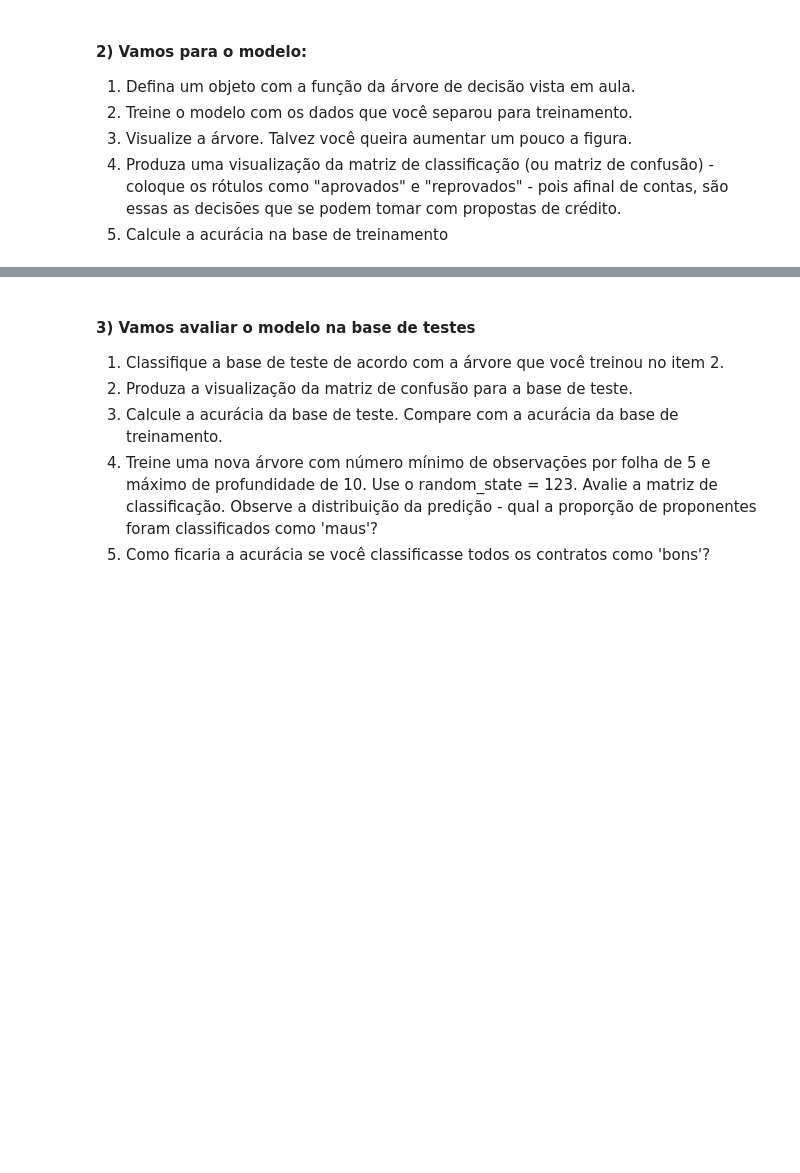
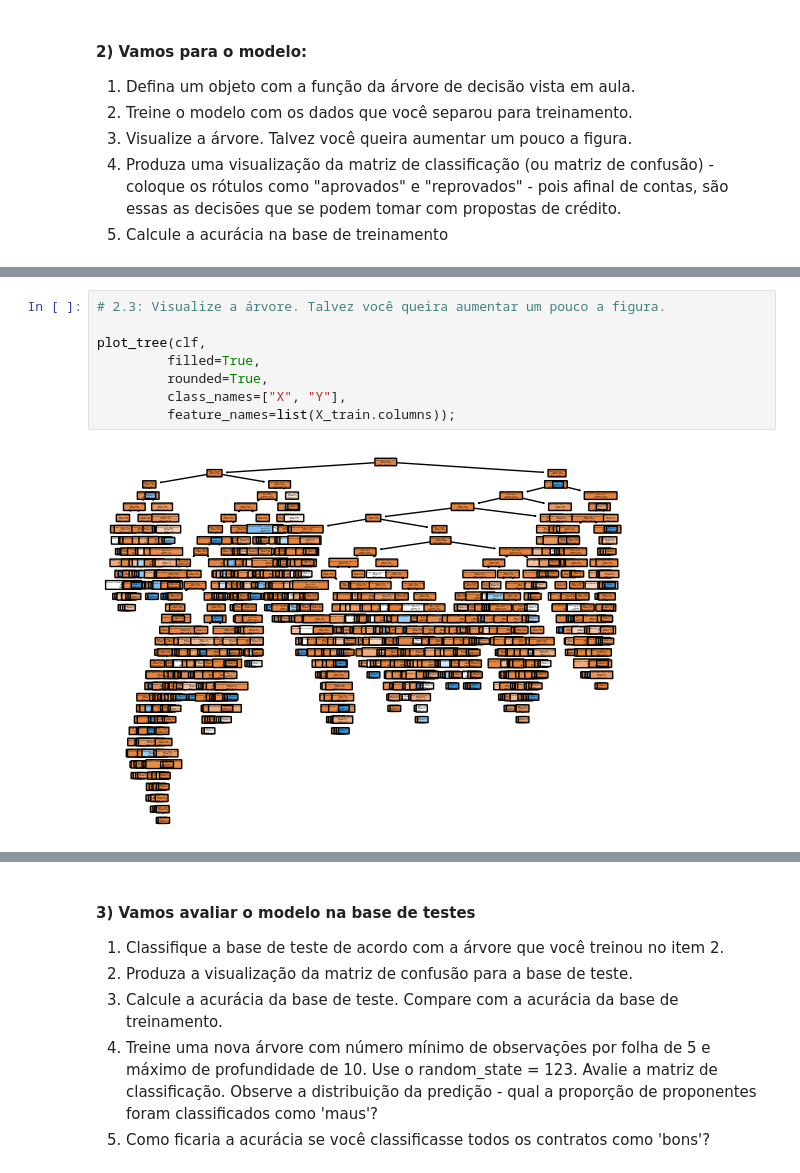
Before and after one commit to victortintel/ex2_modulo7_arvores1, a Jupyter notebook: ex2_victor_tintel_mod_7_atualizado .ipynb, the cells around one changed output, grey strips where cells are left out. Saved outputs shown, nothing was run; the diff lists cells and outputs as text; blank space fills up the shorter version.

```diff
--- a/ex2_victor_tintel_mod_7_atualizado .ipynb
+++ b/ex2_victor_tintel_mod_7_atualizado .ipynb
@@ -144,0 +207,10 @@ novo_df
+# %%
+# 2.3: Visualize a árvore. Talvez você queira aumentar um pouco a figura.
+
+plot_tree(clf,
+         filled=True,
+         rounded=True,
+         class_names=["X", "Y"],
+         feature_names=list(X_train.columns));
+# %% [output]
+[figure, added]
```
Also changed, not shown: parts of 18 cells of this notebook.
